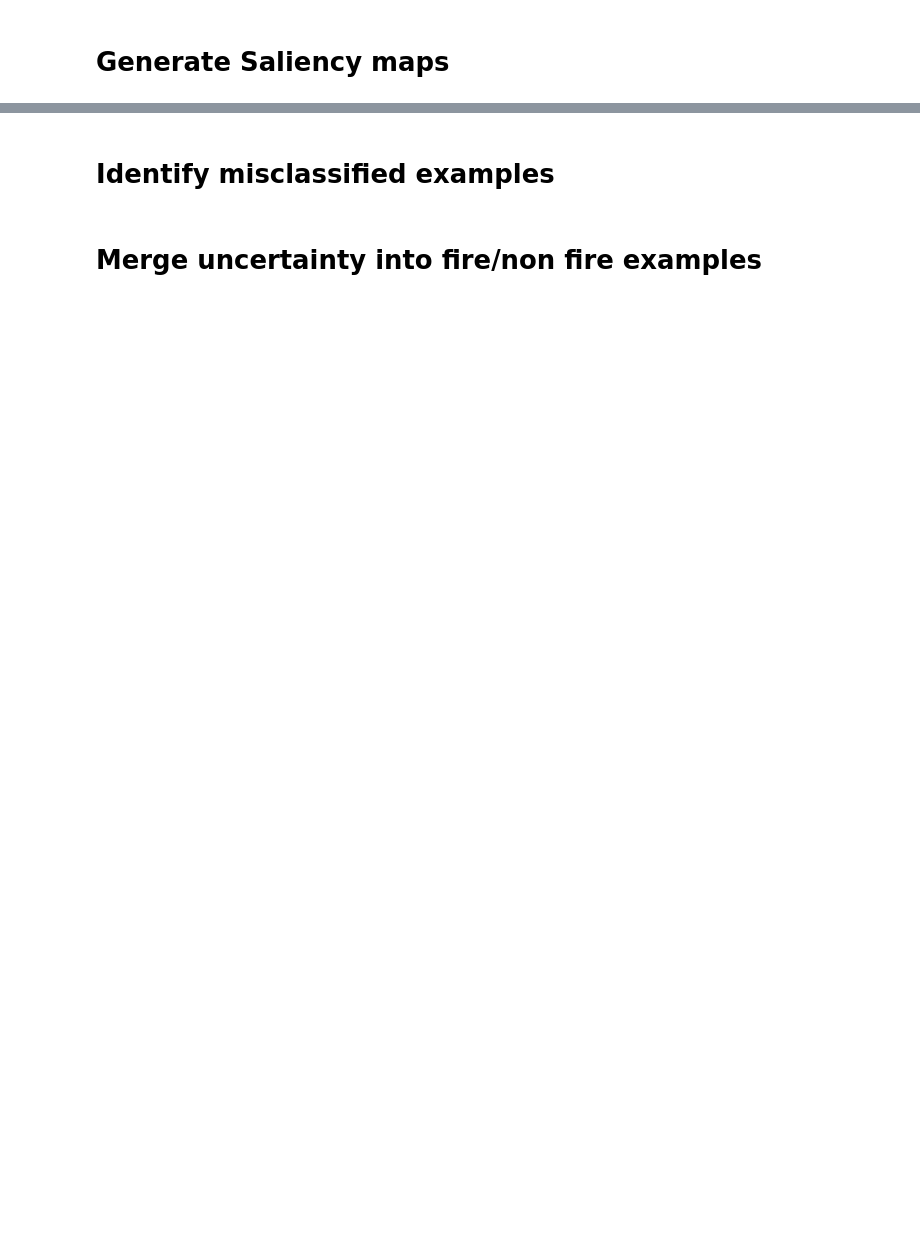
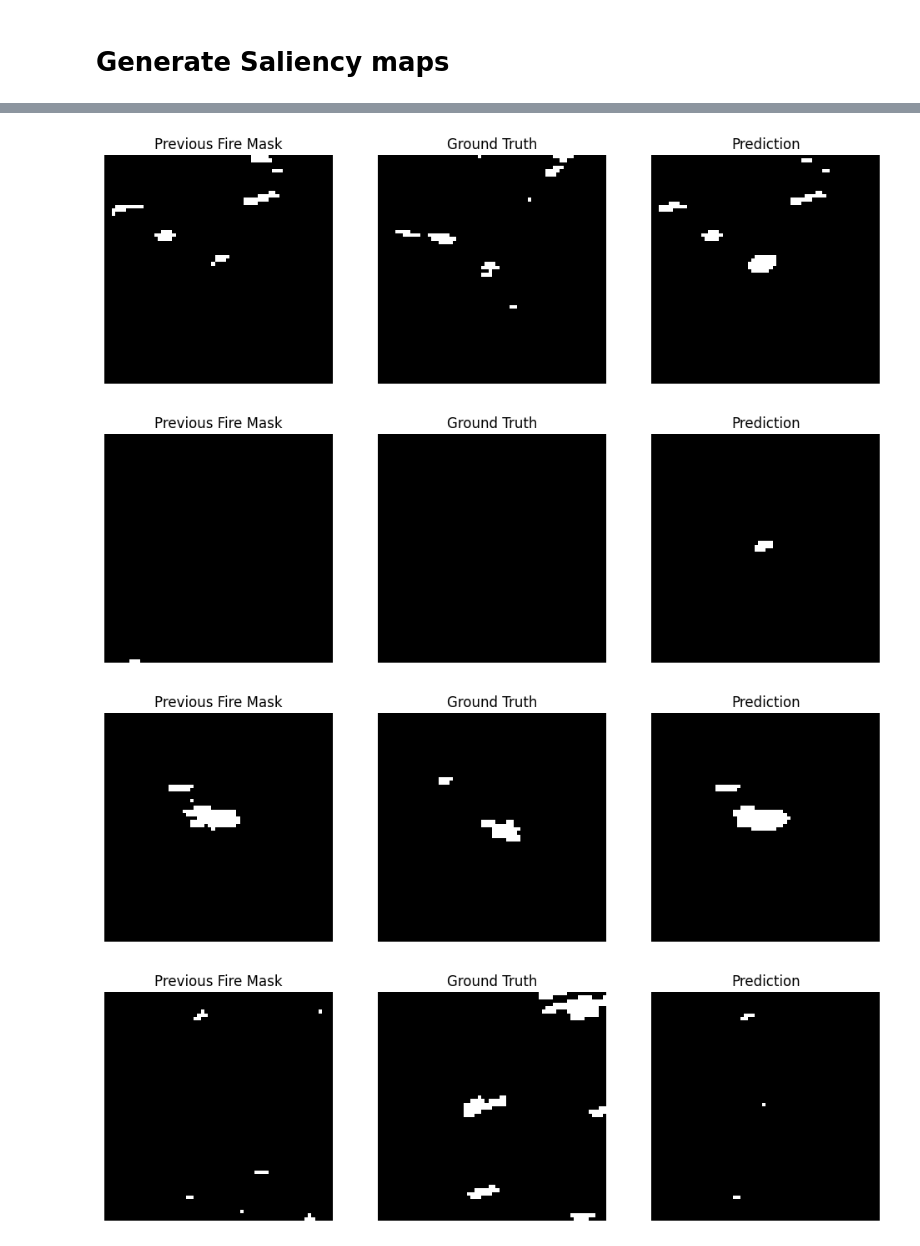
Before and after one commit to jmo2171/nndl, a Jupyter notebook: fully_conv_net.ipynb, the cells around one changed output, grey strips where cells are left out. Saved outputs shown, nothing was run; the diff lists cells and outputs as text; code cells hidden in the pictures; blank space fills up the shorter version.

```diff
--- a/fully_conv_net.ipynb
+++ b/fully_conv_net.ipynb
@@ -470,7 +436,7 @@ import matplotlib.pyplot as plt
 
 def show_prediction(model, val_loader):
     model.eval()
-    with torch.no_grad():
+    with torch.set_grad_enabled(True):
         x_val, y_val = next(iter(val_loader))
         x_val, y_val = x_val.to(device), y_val.to(device)
         y_val = (y_val == 1).float()
@@ -944,4 +1009,8 @@ ModuleNotFoundError: No module named 'torchcam'
-# %% [markdown]
-# Identify misclassified examples
-# %% [markdown]
-# Merge uncertainty into fire/non fire examples
+# %%
+for i in range(5):
+    show_prediction(unet, test_loader)
+# %% [output]
+[figure, added]
+[figure, added]
+[figure, added]
+[figure, added]
```
Also changed, not shown: parts of 18 cells of this notebook.
